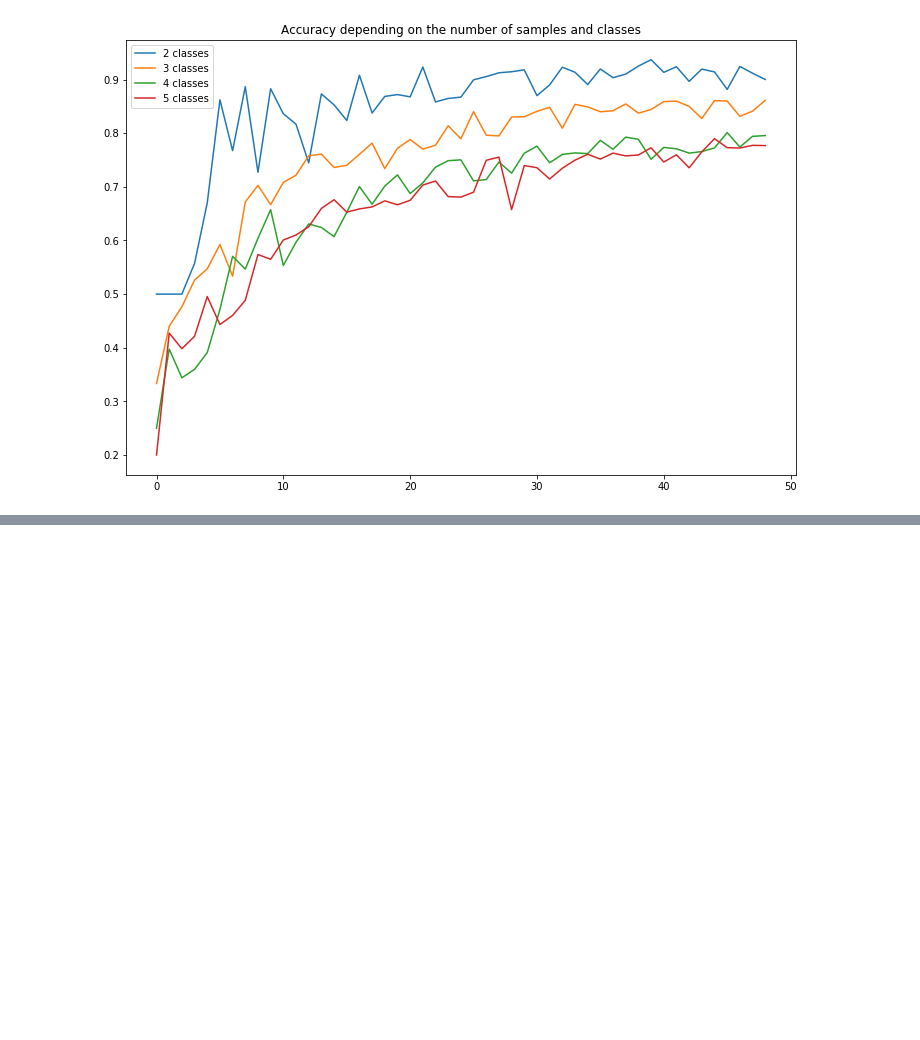
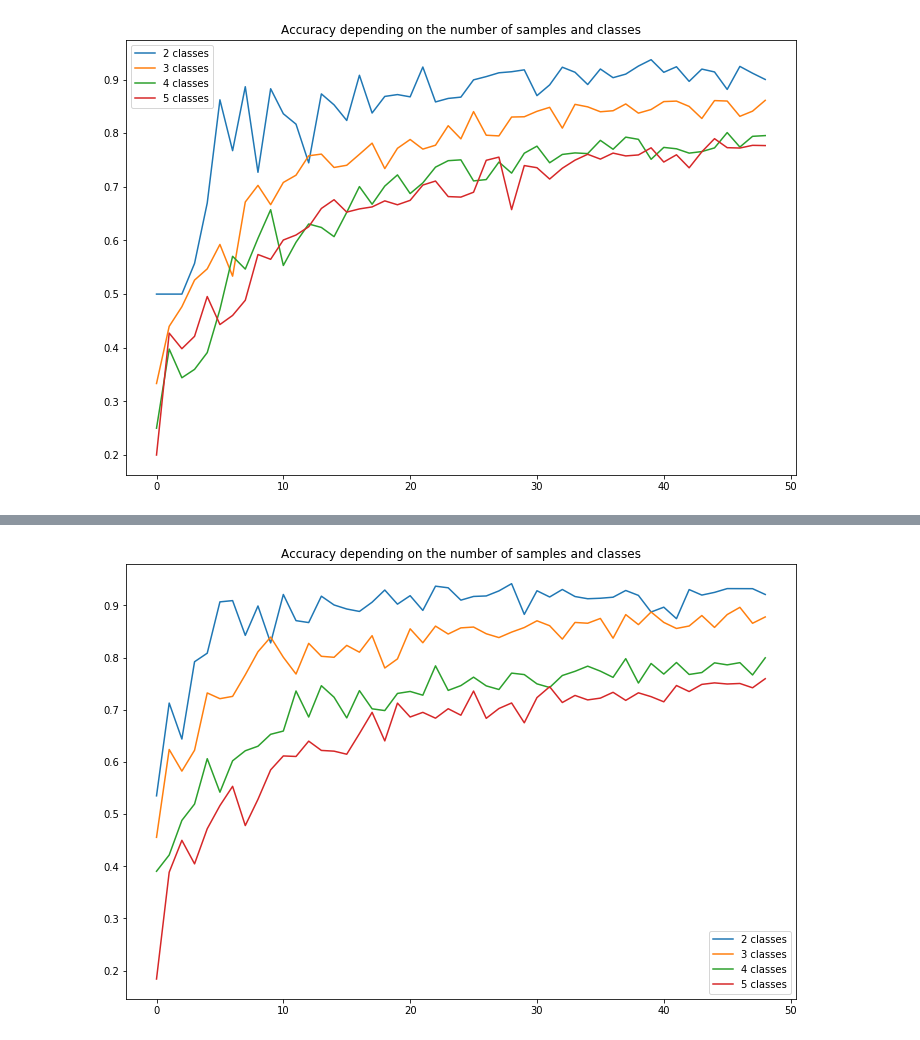
Before and after one commit to maelfabien/Machine_Learning_Tutorials, a Jupyter notebook: 5-NLP/FewShotClassification/FewShot.ipynb, the cells around one changed output, grey strips where cells are left out. Cells and saved outputs as stored; diff of their text form; code cells hidden in the pictures; blank space fills up the shorter version.

```diff
--- a/5-NLP/FewShotClassification/FewShot.ipynb
+++ b/5-NLP/FewShotClassification/FewShot.ipynb
@@ -804,0 +784,6 @@ plt.show()
+# %%
+X_train = np.array(X_train)
+X_test = np.array(X_test)
+# %%
+clf = RandomForestClassifier(n_estimators=150)
+clf.fit(X_train, y_train)
@@ -804,0 +798,3 @@ plt.show()
+# %%
+y_pred = clf.predict(X_test)
+accuracy_score(y_pred, y_test)
@@ -804,0 +839,7 @@ plt.show()
+# %%
+all_accuracy_bert = {2:[],3:[],4:[],5:[]}
+
+for num_samples in range(1,50):
+    print(num_samples)
+    for num_cl in range(2, 6):
+        all_accuracy_bert[num_cl].append(return_score_bert(num_samples,num_cl))
@@ -804,0 +864,11 @@ plt.show()
+# %%
+plt.figure(figsize=(12,8))
+plt.plot(all_accuracy_bert[2], label="2 classes")
+plt.plot(all_accuracy_bert[3], label="3 classes")
+plt.plot(all_accuracy_bert[4], label="4 classes")
+plt.plot(all_accuracy_bert[5], label="5 classes")
+plt.title("Accuracy depending on the number of samples and classes")
+plt.legend()
+plt.show()
+# %% [output]
+[figure, added]
```
Also changed, not shown: parts of 68 cells of this notebook, 3 other files.
